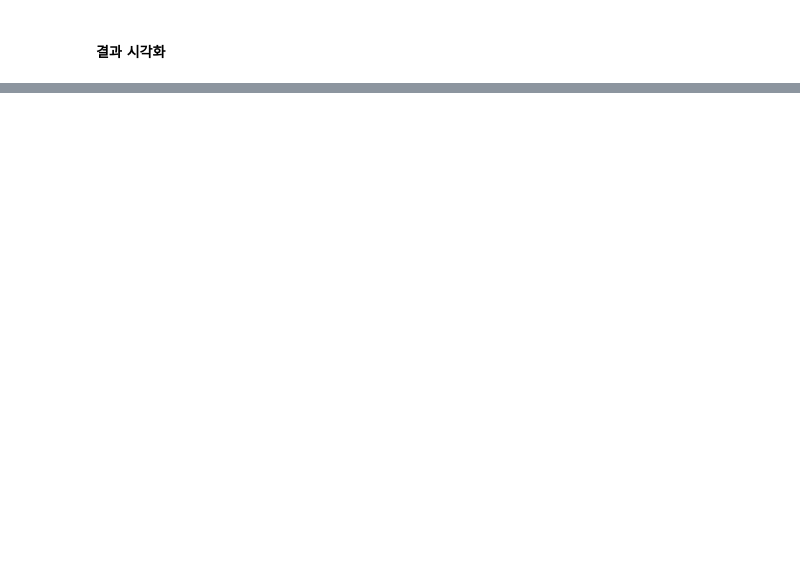
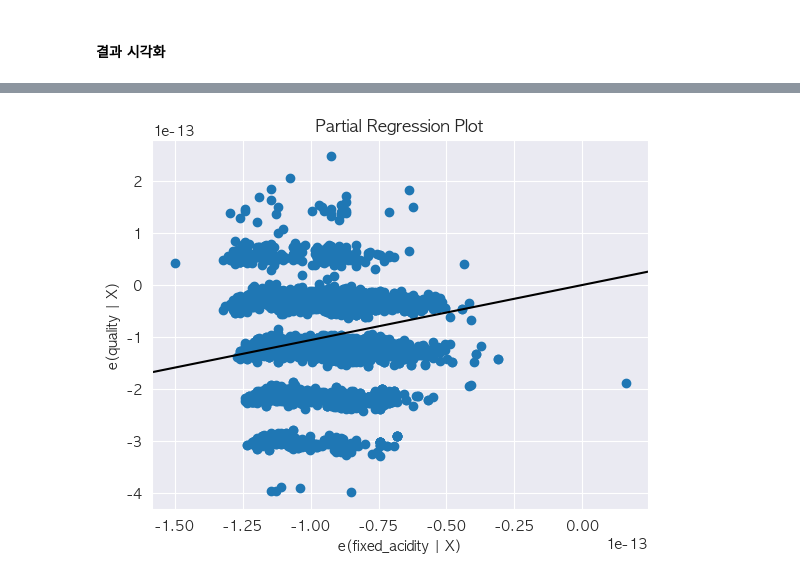
Before and after one commit to king-dong-gun/python_bigdata_analyze, a Jupyter notebook: day10/data21_wineQuality.Analyze.ipynb, the cells around one changed output, grey strips where cells are left out. Drawn from its saved outputs; the diff is of its cells as text; code cells hidden in the pictures; blank space fills up the shorter version.

```diff
--- a/day10/data21_wineQuality.Analyze.ipynb
+++ b/day10/data21_wineQuality.Analyze.ipynb
@@ -189,0 +309,9 @@ sns.set_style('darkgrid')
+# %%
+others = list(set(dfWineTotal.columns).difference(set['quality', 'fixed_acidity']))
+# %%
+# fixed_acidity(고정산)에대한 quality(품질) 의 상관관계를 선형회귀분석으로 시각화
+sm.graphics.plot_partregress(exog_i='fixed_acidity', endog='quality', exog_others=others, data=dfWineTotal, obs_labels=False)
+
+plt.show()
+# %% [output]
+[figure, added]
```
Also changed, not shown: parts of 25 cells of this notebook, 5 other files.
